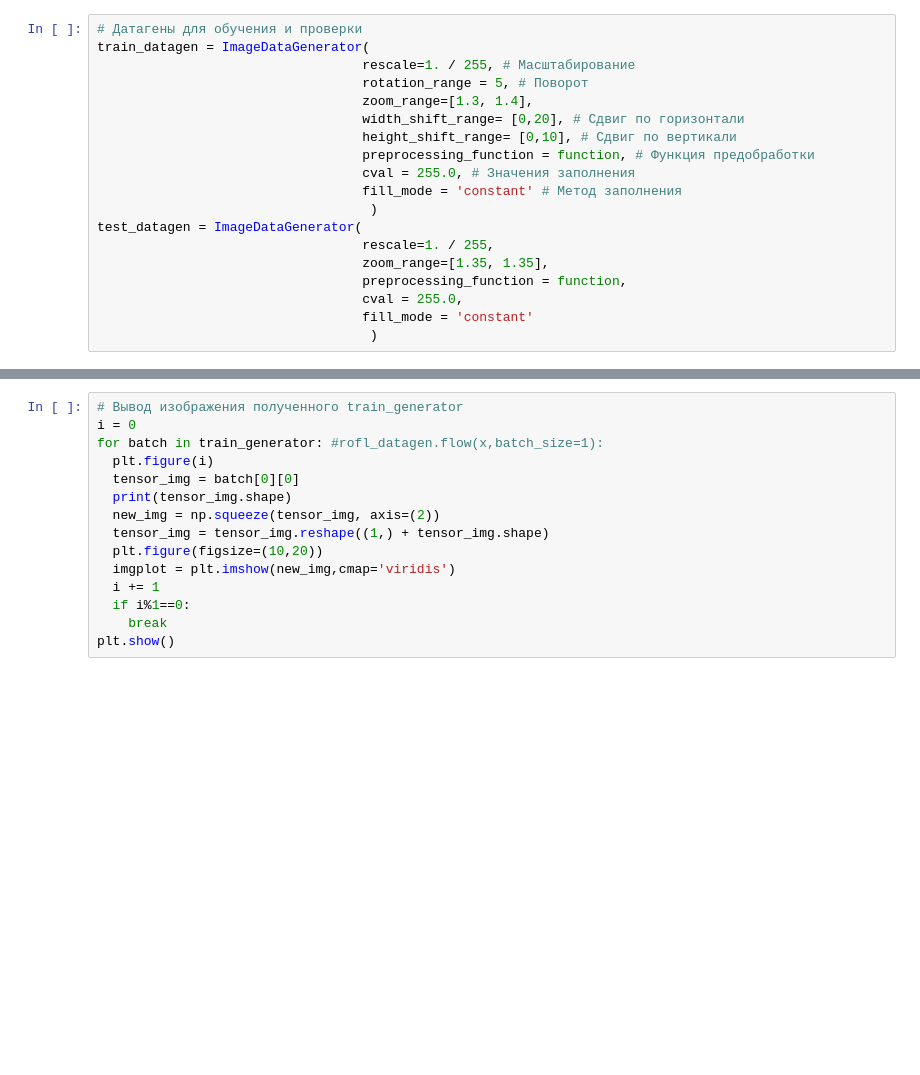
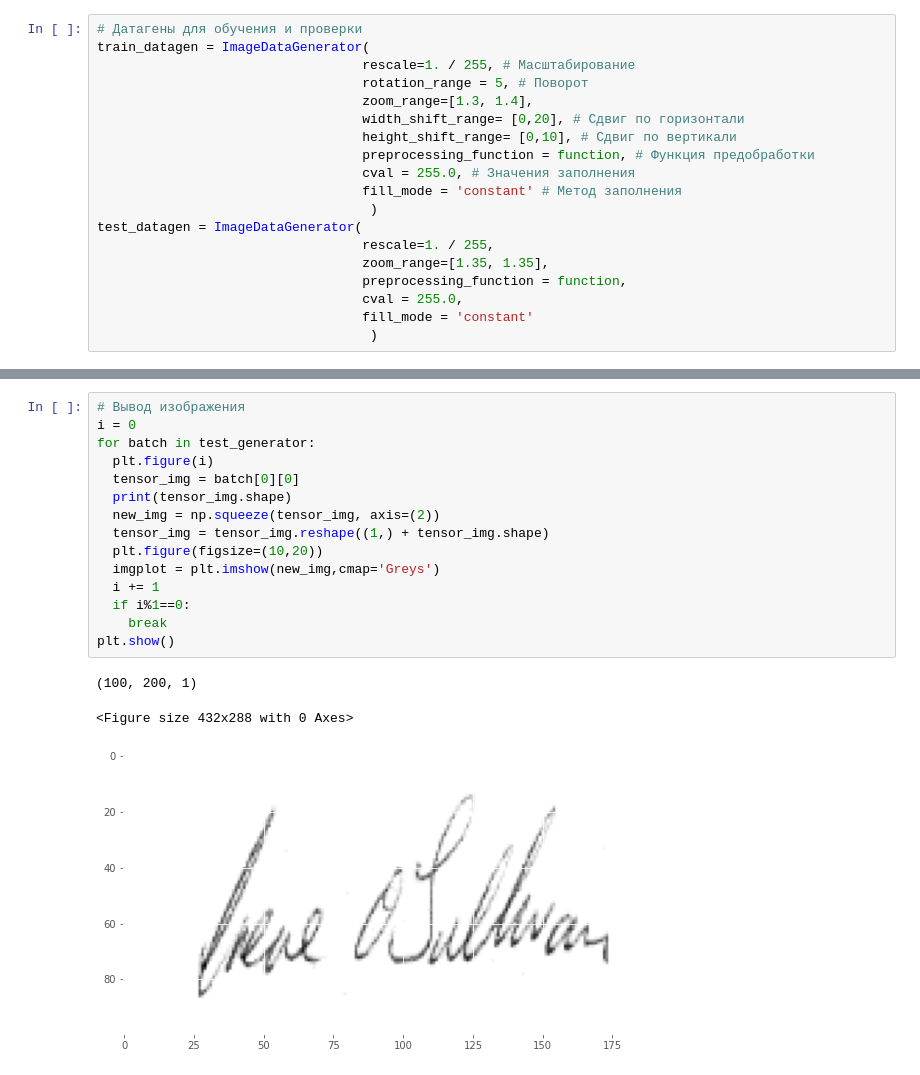
Before and after one commit to alekgor/IdentSign, a Jupyter notebook: Model1.ipynb, the cells around one changed output, grey strips where cells are left out. Saved outputs shown, nothing was run; the diff lists cells and outputs as text; blank space fills up the shorter version.

```diff
--- a/Model1.ipynb
+++ b/Model1.ipynb
@@ -167,18 +200,22 @@ print("Аккуратность на тестовых данных: %.2f%%" % (s
 # %%
-# Вывод изображения полученного train_generator
+# Вывод изображения
 i = 0
-for batch in train_generator: #rofl_datagen.flow(x,batch_size=1):
+for batch in test_generator:
   plt.figure(i)
   tensor_img = batch[0][0]
   print(tensor_img.shape)
   new_img = np.squeeze(tensor_img, axis=(2))
   tensor_img = tensor_img.reshape((1,) + tensor_img.shape)
   plt.figure(figsize=(10,20))
-  imgplot = plt.imshow(new_img,cmap='viridis')
+  imgplot = plt.imshow(new_img,cmap='Greys')
   i += 1
   if i%1==0:
     break
 plt.show()
+# %% [output]
+(100, 200, 1)
+<Figure size 432x288 with 0 Axes>
+[figure, added]
 # %%
 # Визуализация работы слоев модели
 COUNT_LAYERS = 5 #  Кол-во слоев, которое надо вывести
```
Also changed, not shown: parts of 11 cells of this notebook, 1 other file.
